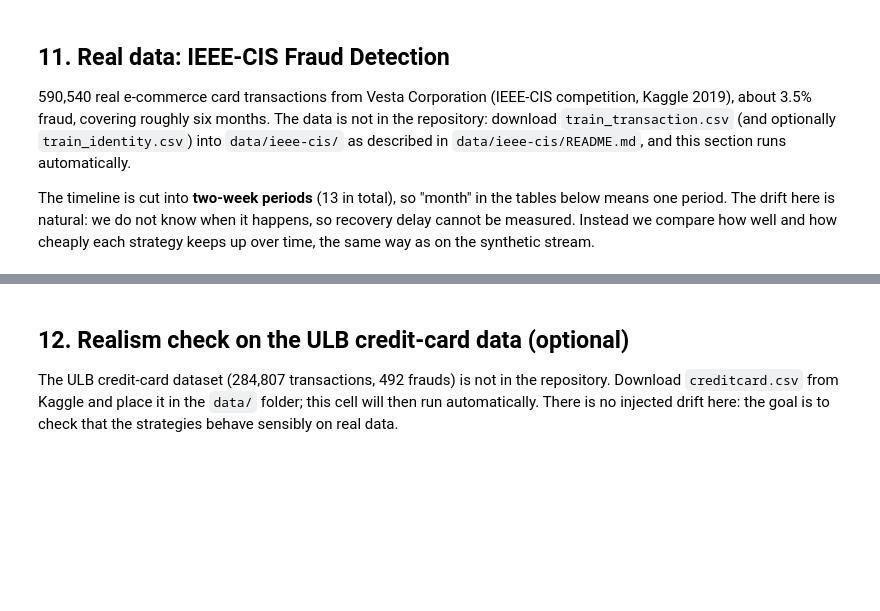
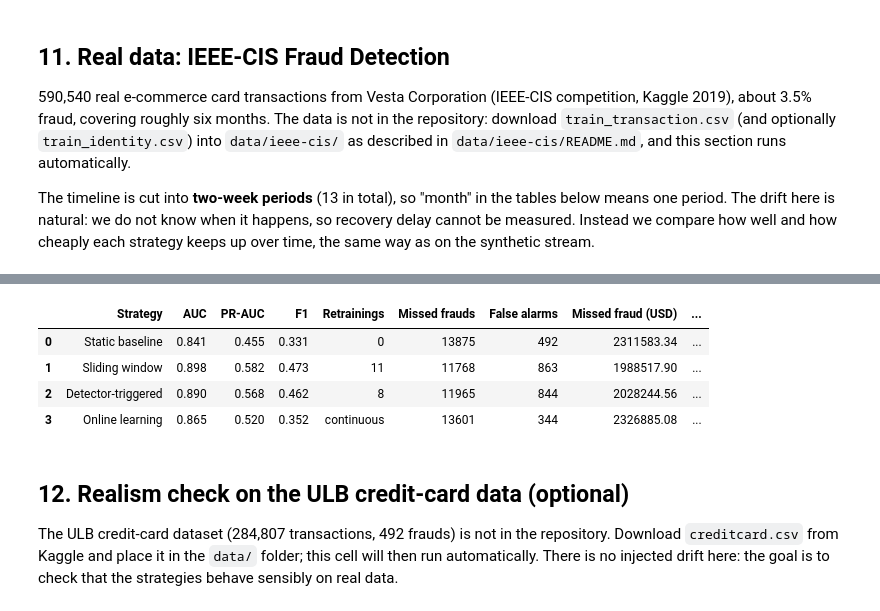
Before and after one commit to kacekk/Fraud-Detection-with-Drift-Master-s-project, a Jupyter notebook: notebooks/fraud_concept_drift.ipynb, the cells around one changed output, grey strips where cells are left out. Cells and saved outputs as stored; diff of their text form; code cells hidden in the pictures; blank space fills up the shorter version.

```diff
--- a/notebooks/fraud_concept_drift.ipynb
+++ b/notebooks/fraud_concept_drift.ipynb
@@ -328,3 +382,16 @@ trade-offs survive on real transactions.
+# %%
+# Online learning with an Adaptive Random Forest instead of logistic regression (saved by the command above)
+arf_file = ROOT / "results" / "ieee_cis_arf" / "summary.csv"
+if arf_file.exists():
+    display(pd.read_csv(arf_file))
+else:
+    print("Run  python run.py experiment --ieee --online-model arf  to create results/ieee_cis_arf/ (about 15-20 min).")
+# %% [output]
+|  | Strategy | AUC | PR-AUC | F1 | Retrainings | Missed frauds | False alarms | Missed fraud (USD) | ... |
+| 0 | Static baseline | 0.841 | 0.455 | 0.331 | 0 | 13875 | 492 | 2311583.34 | ... |
+| 1 | Sliding window | 0.898 | 0.582 | 0.473 | 11 | 11768 | 863 | 1988517.90 | ... |
+| 2 | Detector-triggered | 0.890 | 0.568 | 0.462 | 8 | 11965 | 844 | 2028244.56 | ... |
+| 3 | Online learning | 0.865 | 0.520 | 0.352 | continuous | 13601 | 344 | 2326885.08 | ... |
 # %% [markdown]
 ## 12. Realism check on the ULB credit-card data (optional)
 
```
Also changed, not shown: parts of 6 cells of this notebook, 18 other files.
